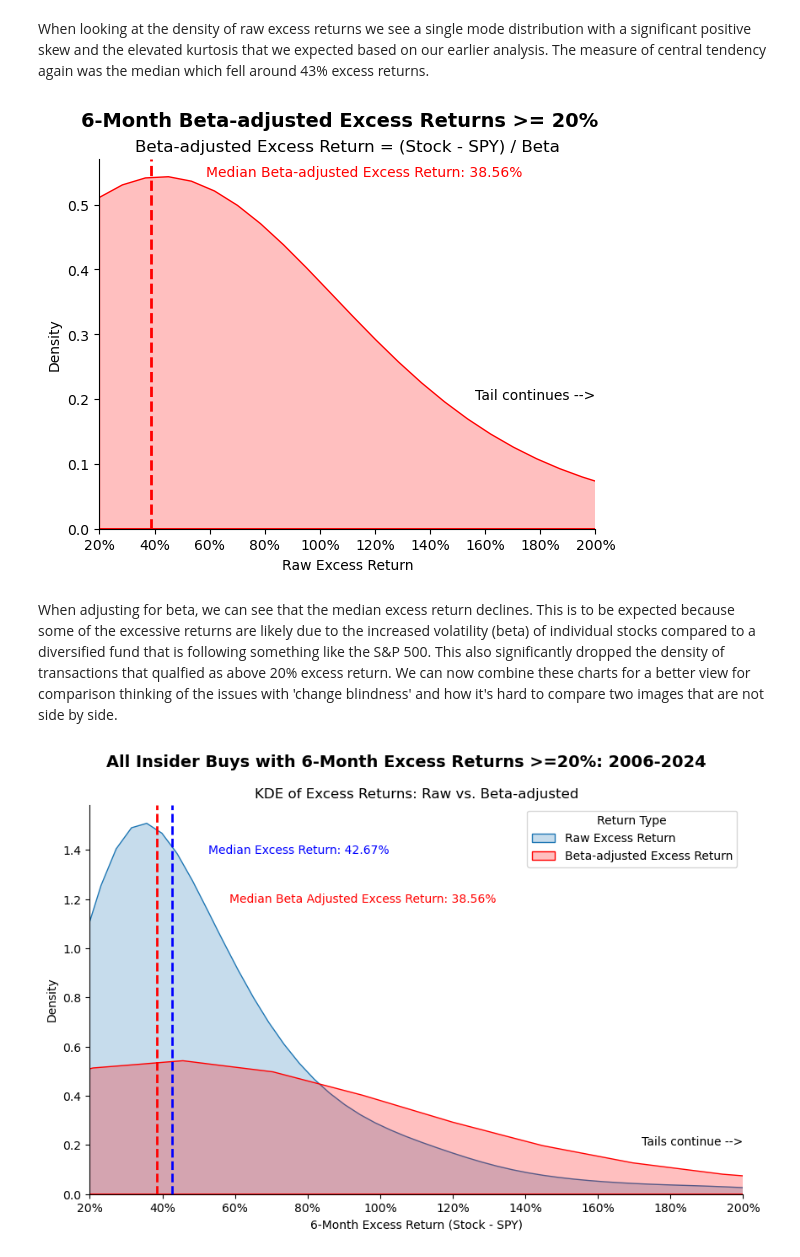
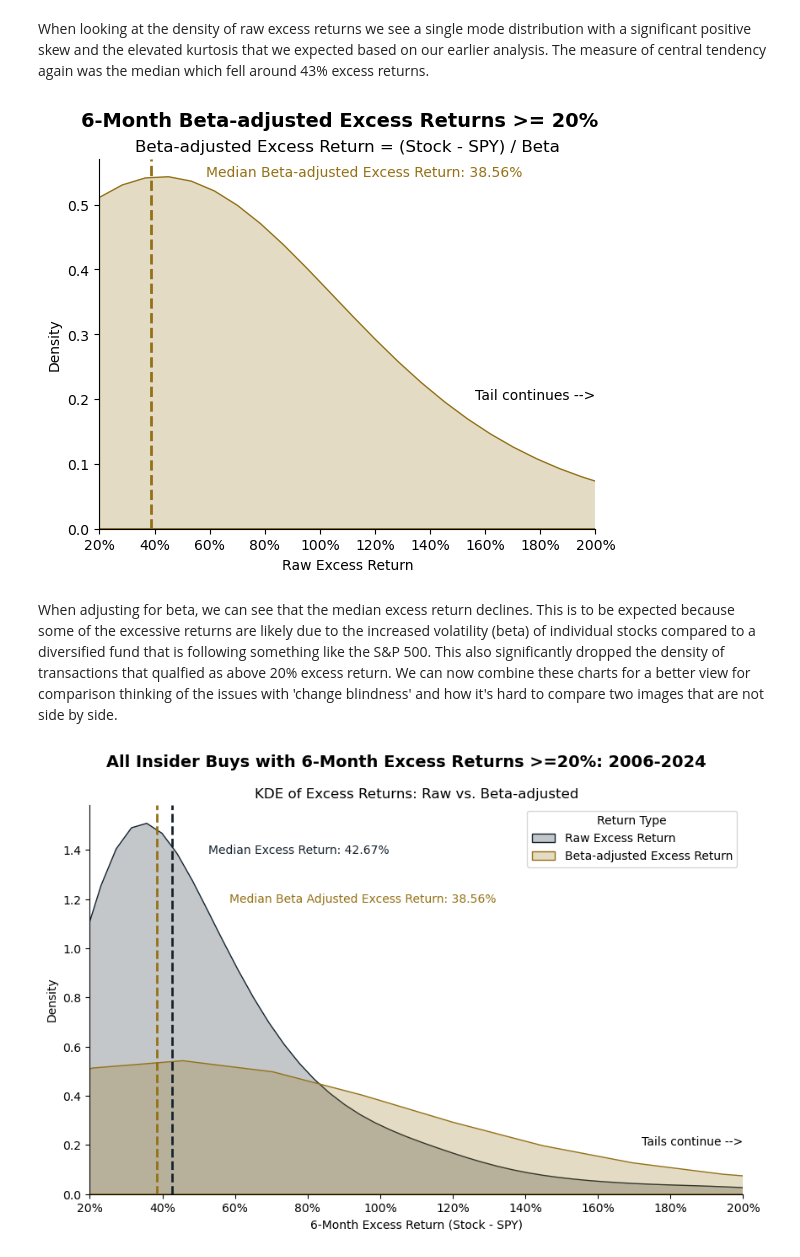
Before and after one commit to tmacpherson6/Do-Insiders-Know-Something-We-Dont, a Jupyter notebook: Notebook 6 - good_buyers.ipynb, the cells around one changed output. Cells and saved outputs as stored; diff of their text form; code cells hidden in the pictures.

```diff
--- a/Notebook 6 - good_buyers.ipynb
+++ b/Notebook 6 - good_buyers.ipynb
@@ -161,13 +161,15 @@ resampled_df.set_index('Transaction Date', inplace=True)
 
 # Now, we can resample based on the transaction date and simply count
 weekly_counts = resampled_df.groupby(['Insider Name', pd.Grouper(freq='W')]).agg({'excess_return_6month':'mean',
-                                                                                  'beta':'max'})
+                                                                                  'beta':'max',
+                                                                                  'sector':'first'})
 num_of_trades = weekly_counts.groupby('Insider Name').size()
 print(f"When accounting for trades occuring on the same week, we reduce the elite alpha insiders to {len(num_of_trades[num_of_trades >= 3])}")
 
 # Now, we can resample based on the transaction date and simply count
 monthly_counts = resampled_df.groupby(['Insider Name', pd.Grouper(freq='ME')]).agg({'excess_return_6month':'mean',
-                                                                                    'beta':'max'})
+                                                                                    'beta':'max',
+                                                                                    'sector':'first'})
 num_of_trades = monthly_counts.groupby('Insider Name').size()
 print(f"\nWhen accounting for trades occuring in the same month we further reduce elite insiders to {len(num_of_trades[num_of_trades >= 3])}")
 monthly_counts.head()
@@ -265,16 +267,16 @@ median_ret = beta_adj["beta_adj_excess_return"].median()
 sns.kdeplot(data=beta_adj,
             x="beta_adj_excess_return",
             fill=True,
-            color="red",
+            color='#947116',
             clip=(0.2, None)
 )
 
-plt.axvline(median_ret, color="red", linestyle="--", linewidth=2)
+plt.axvline(median_ret, color='#947116', linestyle="--", linewidth=2)
 plt.text(
     median_ret + 0.2,
     0.55,
     f"Median Beta-adjusted Excess Return: {np.round(median_ret*100, 2)}%",
-    color="Red",
+    color='#947116',
     va="center",
     ha="left",
     fontsize=10,
@@ -301,7 +303,7 @@ ax.xaxis.set_major_formatter(mtick.PercentFormatter(xmax=1.0))
 plt.grid(False)
 plt.show()
 # %% [output]
-[figure, old version]
+[figure, new version]
 # %% [markdown]
 When adjusting for beta, we can see that the median excess return declines. This is to be expected because some of the excessive returns are likely due to the increased volatility (beta) of individual stocks compared to a diversified fund that is following something like the S&P 500. This also significantly dropped the density of transactions that qualfied as above 20% excess return. We can now combine these charts for a better view for comparison thinking of the issues with 'change blindness' and how it's hard to compare two images that are not side by side.
 # %%
@@ -311,6 +313,7 @@ plt.figure(figsize=(10, 6))
 sns.kdeplot(data=monthly_counts,
             x="excess_return_6month",
             fill=True,
+            color = '#14232E',
             label="Raw Excess Return",
             common_norm=False # Normalizes each KDE independently
             )
@@ -318,7 +321,7 @@ sns.kdeplot(data=monthly_counts,
 sns.kdeplot(data=beta_adj,
             x="beta_adj_excess_return",
             fill=True,
-            color="red",
+            color='#947116',
             label="Beta-adjusted Excess Return",
             common_norm=False # Normalizes each KDE independently
             )
@@ -327,49 +330,49 @@ sns.kdeplot(data=beta_adj,
 median_ret = beta_adj["excess_return_6month"].median()
 median_beta = beta_adj["beta_adj_excess_return"].median()
 
-plt.axvline(median_ret, color="Blue", linestyle="--", linewidth=2)
+plt.axvline(median_ret, color='#14232E', linestyle="--", linewidth=2)
 plt.text(
     median_ret + 0.1,
     1.4,
     f"Median Excess Return: {np.round(median_ret*100, 2)}%",
-    color="Blue",
+    color='#14232E',
     va="center",
     ha="left",
     fontsize=10,
 )
 
-plt.axvline(median_beta, color="red", linestyle="--", linewidth=2)
+plt.axvline(median_beta, color='#947116', linestyle="--", linewidth=2)
 plt.text(
     median_beta + 0.2,
     1.2,
     f"Median Beta Adjusted Excess Return: {np.round(median_beta*100, 2)}%",
-    color="Red",
+    color='#947116',
     va="center",
     ha="left",
     fontsize=10,
 )
 
 # Titles and labels
 plt.suptitle("All Insider Buys with 6-Month Excess Returns >=20%: 2006-2024", fontsize=14, fontweight="bold")
 plt.title("KDE of Excess Returns: Raw vs. Beta-adjusted", fontsize=12)
 
 # Labels and formatting
 plt.xlabel("6-Month Excess Return (Stock - SPY)")
 plt.ylabel("Density")
 plt.legend(title="Return Type")
 
 # Clip x axis
 plt.xlim(0.2, 2)
 plt.annotate("Tails continue -->", xy=(2, 0.2), fontsize=10, ha="right")
 
 ax = plt.gca()
 ax.spines["top"].set_visible(False)
 ax.spines["right"].set_visible(False)
 
 # Format x axis as percentage
 ax.xaxis.set_major_formatter(mtick.PercentFormatter(xmax=1.0))
 
 plt.grid(False)
 plt.show()
 # %% [output]
-[figure, old version]
+[figure, new version]
```
Also changed, not shown: parts of 6 cells of this notebook, 3 other files.
